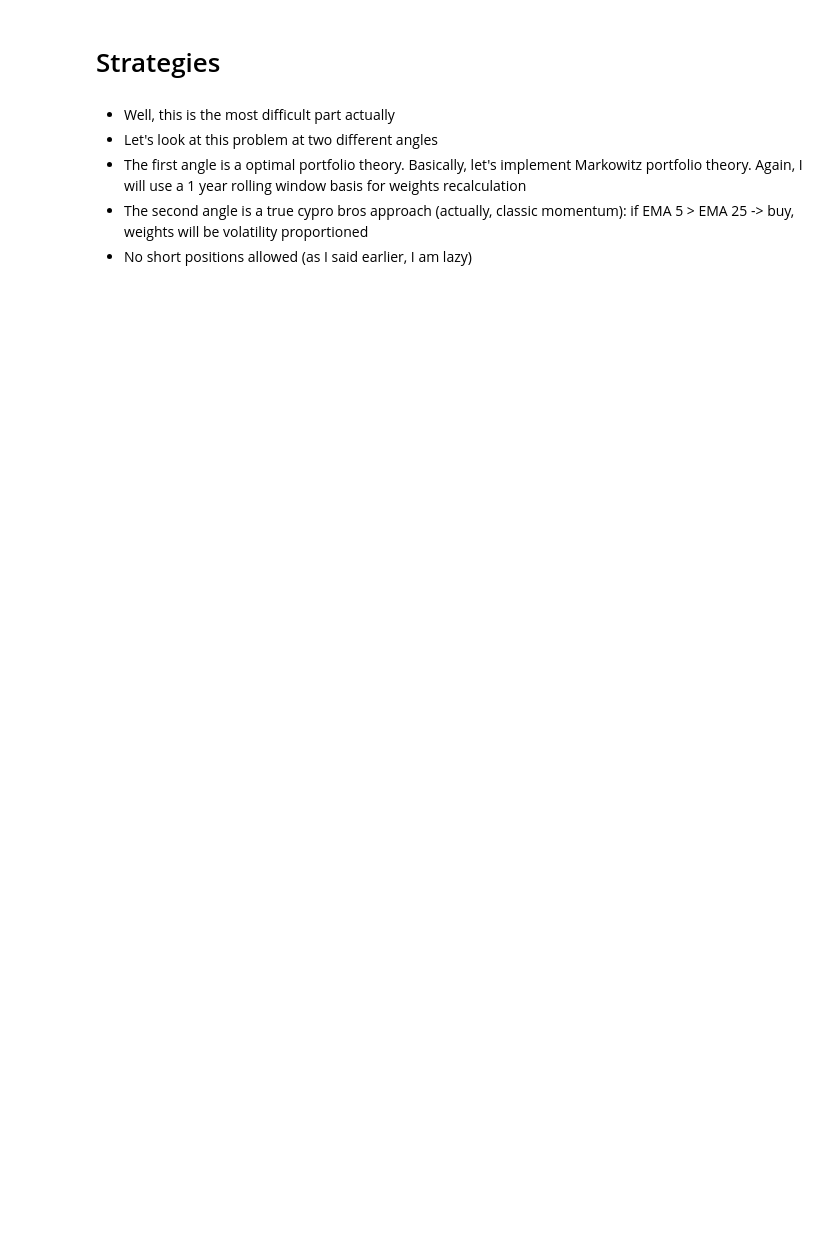
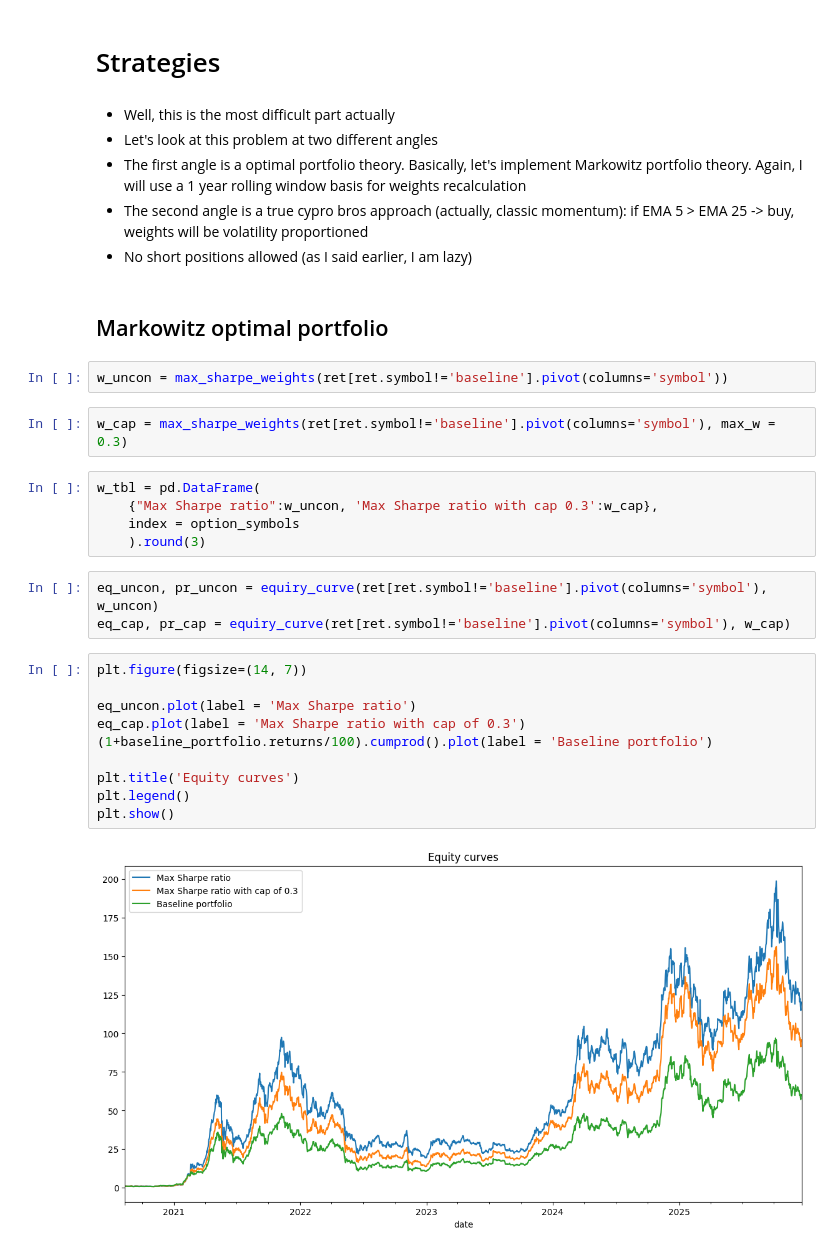
Before and after one commit to Timuchin/CryptoTrading, a Jupyter notebook: trading.ipynb, the cells around one changed output. Drawn from its saved outputs; the diff is of its cells as text; blank space fills up the shorter version.

```diff
--- a/trading.ipynb
+++ b/trading.ipynb
@@ -253,3 +264,29 @@ print(f'''
 - The first angle is a optimal portfolio theory. Basically, let's implement Markowitz portfolio theory. Again, I will use a 1 year rolling window basis for weights recalculation
 - The second angle is a true cypro bros approach (actually, classic momentum): if EMA 5 > EMA 25 -> buy, weights will be volatility proportioned
 - No short positions allowed (as I said earlier, I am lazy)
+# %% [markdown]
+## Markowitz optimal portfolio
+# %%
+w_uncon = max_sharpe_weights(ret[ret.symbol!='baseline'].pivot(columns='symbol'))
+# %%
+w_cap = max_sharpe_weights(ret[ret.symbol!='baseline'].pivot(columns='symbol'), max_w = 0.3)
+# %%
+w_tbl = pd.DataFrame(
+    {"Max Sharpe ratio":w_uncon, 'Max Sharpe ratio with cap 0.3':w_cap},
+    index = option_symbols
+    ).round(3)
+# %%
+eq_uncon, pr_uncon = equiry_curve(ret[ret.symbol!='baseline'].pivot(columns='symbol'), w_uncon)
+eq_cap, pr_cap = equiry_curve(ret[ret.symbol!='baseline'].pivot(columns='symbol'), w_cap)
+# %%
+plt.figure(figsize=(14, 7))
+
+eq_uncon.plot(label = 'Max Sharpe ratio')
+eq_cap.plot(label = 'Max Sharpe ratio with cap of 0.3')
+(1+baseline_portfolio.returns/100).cumprod().plot(label = 'Baseline portfolio')
+
+plt.title('Equity curves')
+plt.legend()
+plt.show()
+# %% [output]
+[figure, added]
```
Also changed, not shown: parts of 74 cells of this notebook, 3 other files.
